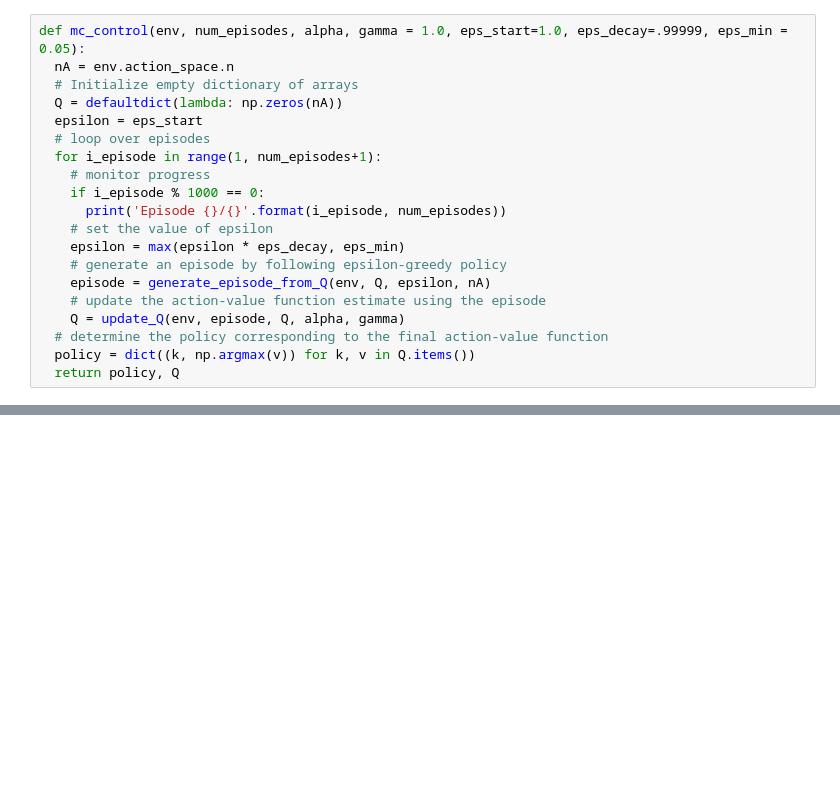
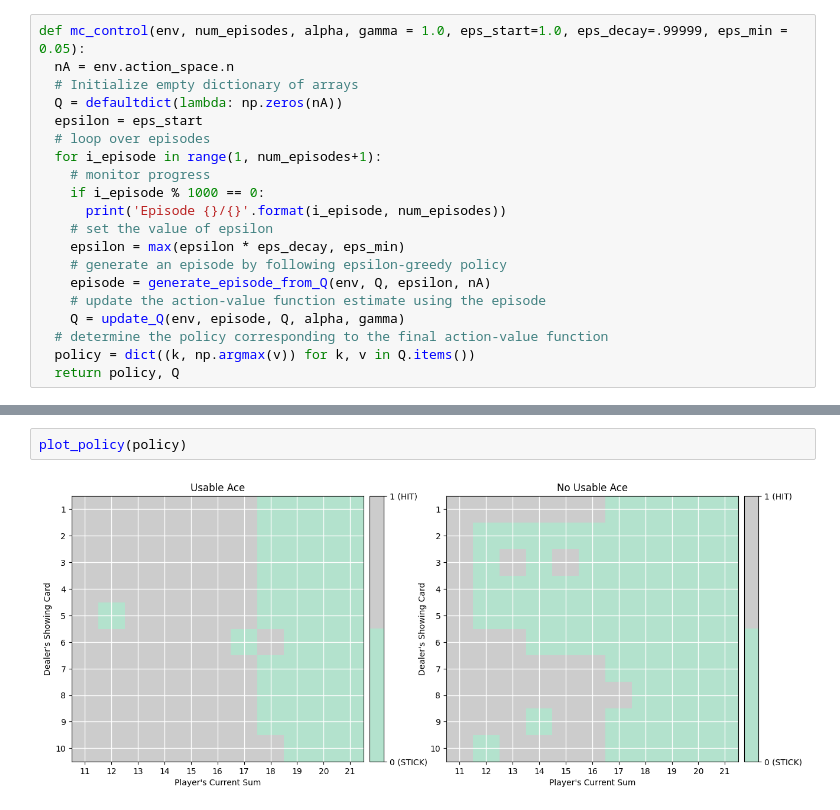
Before and after one commit to AdrianSKazi/RL-Monte-Carlo-Blackjack, a Jupyter notebook: RL_Monte_Carlo_Blackjack.ipynb, the cells around one changed output, grey strips where cells are left out. Cells and saved outputs as stored; diff of their text form; blank space fills up the shorter version.

```diff
--- a/RL_Monte_Carlo_Blackjack.ipynb
+++ b/RL_Monte_Carlo_Blackjack.ipynb
@@ -358,0 +339,4 @@ ValueError: too many values to unpack (expected 4)
+# %%
+plot_policy(policy)
+# %% [output]
+[figure, added]
```
Also changed, not shown: parts of 12 cells of this notebook.
